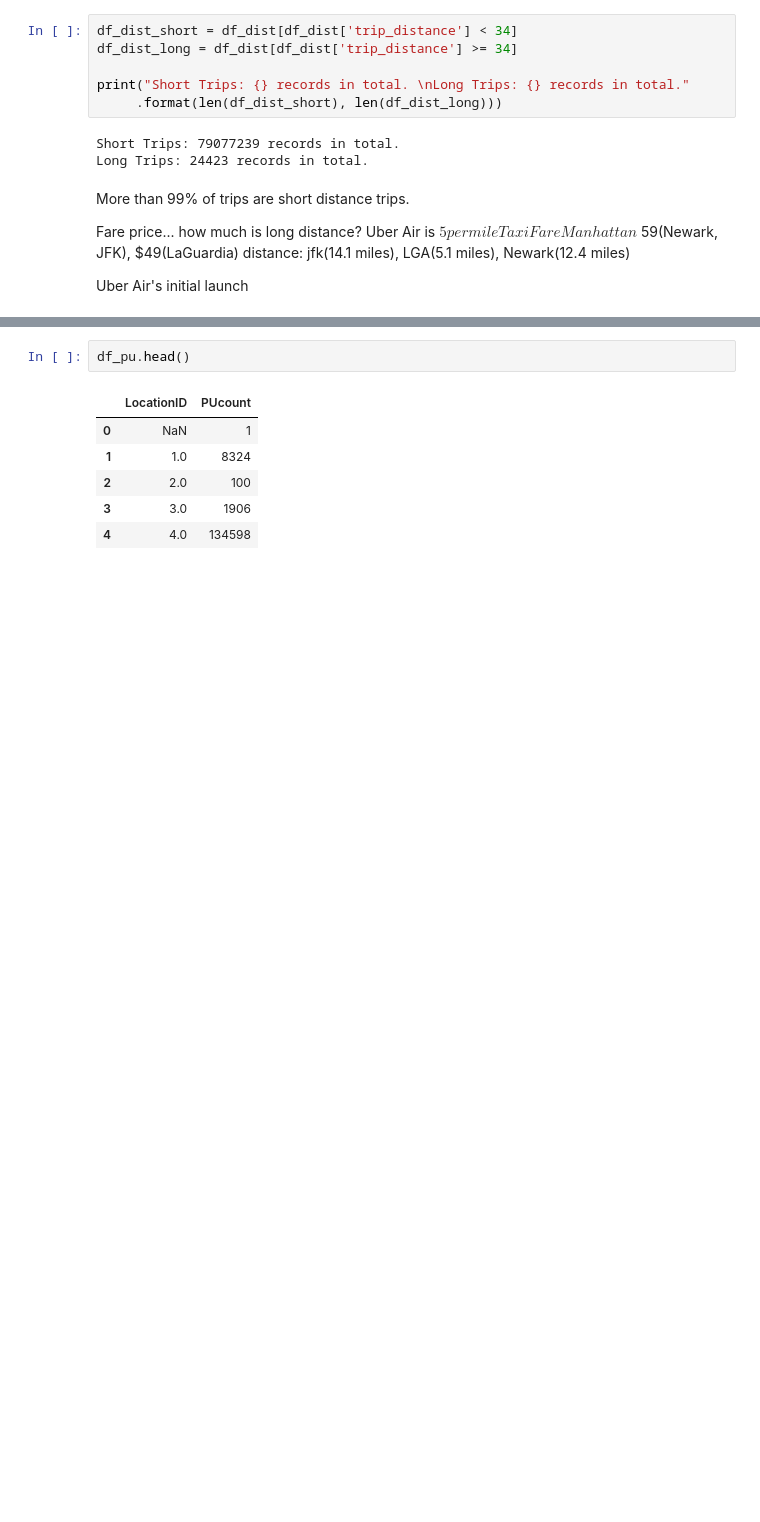
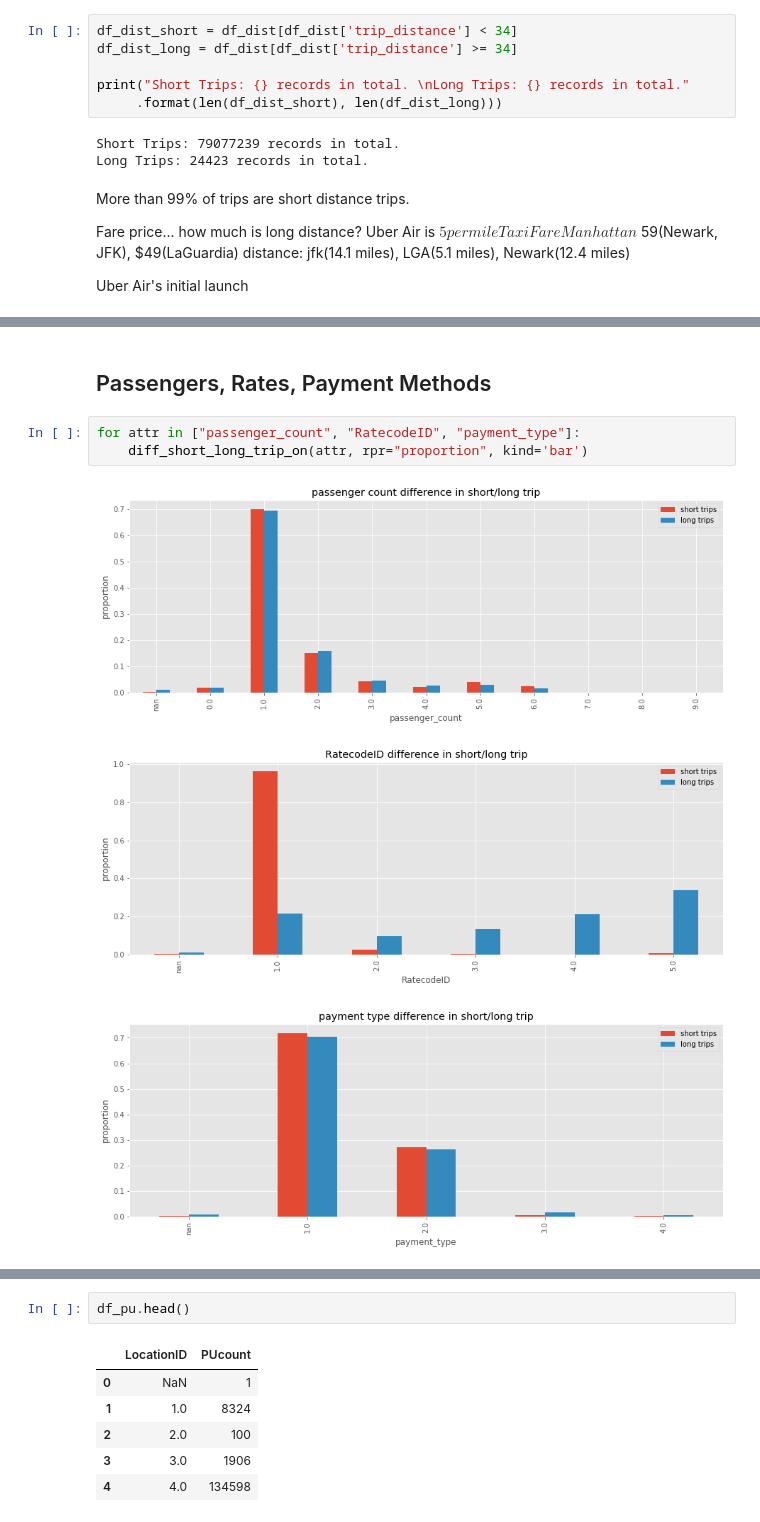
Before and after one commit to saehuh/Uber_Air__NYC, a Jupyter notebook: uber_air_nyc.ipynb, the cells around one changed output, grey strips where cells are left out. Cells and saved outputs as stored; diff of their text form; blank space fills up the shorter version.

```diff
--- a/uber_air_nyc.ipynb
+++ b/uber_air_nyc.ipynb
@@ -553,0 +654,9 @@ See the caveats in the documentation: https://pandas.pydata.org/pandas-docs/stab
+# %% [markdown]
+## Passengers, Rates, Payment Methods
+# %%
+for attr in ["passenger_count", "RatecodeID", "payment_type"]:
+    diff_short_long_trip_on(attr, rpr="proportion", kind='bar')
+# %% [output]
+[figure, added]
+[figure, added]
+[figure, added]
```
Also changed, not shown: parts of 104 cells of this notebook.
